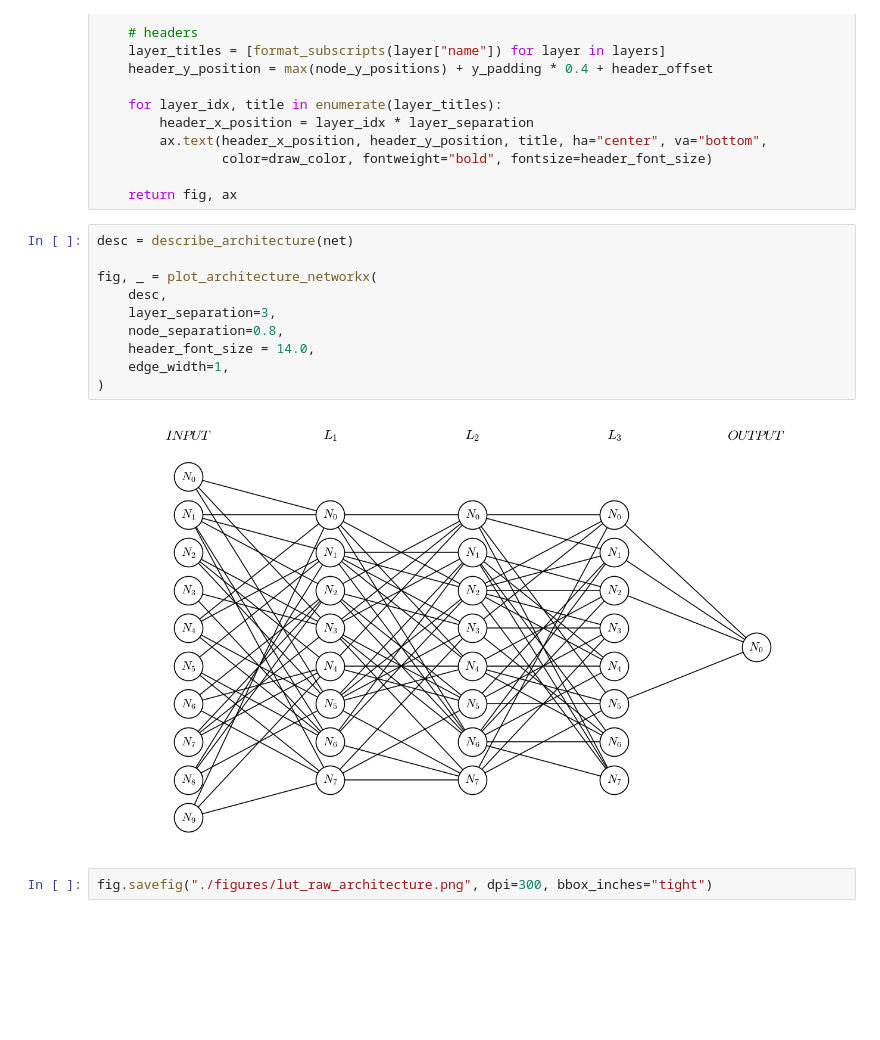
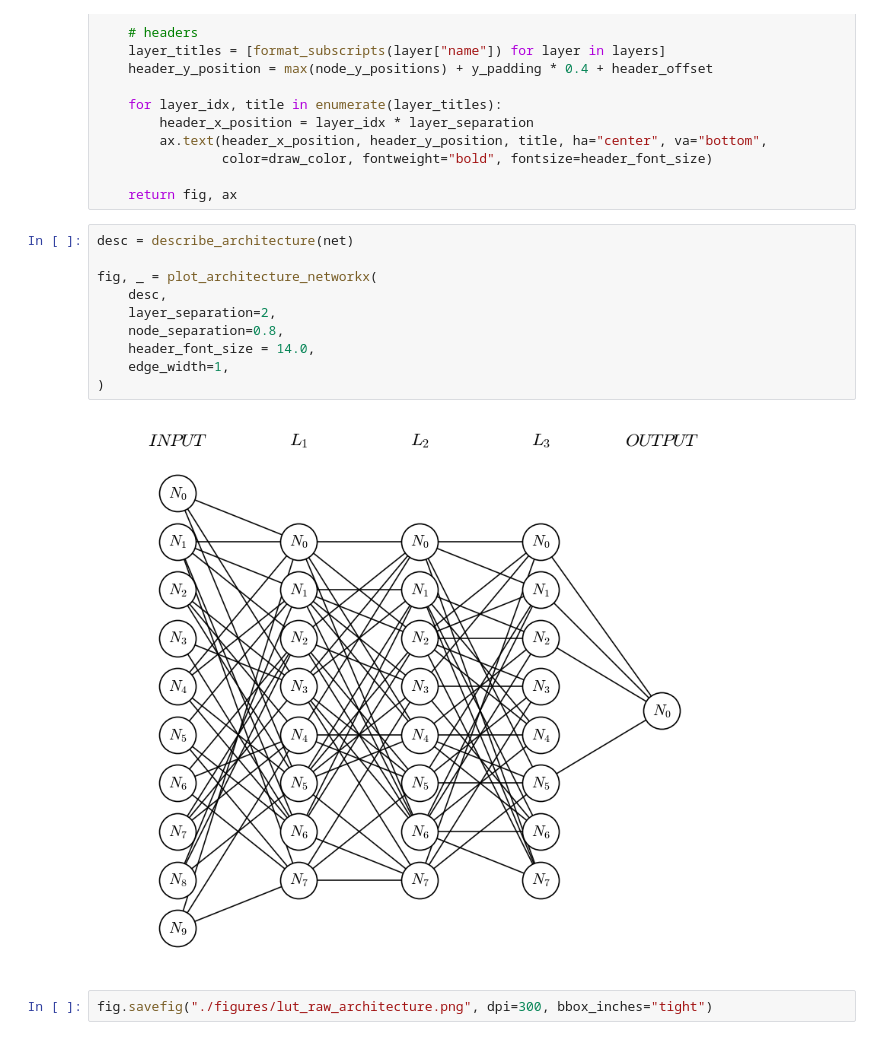
Before and after one commit to simontonner/rule-net, a Jupyter notebook: exp1_lut_visualization.ipynb, the cells around one changed output. Drawn from its saved outputs; the diff is of its cells as text; blank space fills up the shorter version.

```diff
--- a/exp1_lut_visualization.ipynb
+++ b/exp1_lut_visualization.ipynb
@@ -146,15 +146,15 @@ def plot_architecture_networkx(
 # %%
 desc = describe_architecture(net)
 
 fig, _ = plot_architecture_networkx(
     desc,
-    layer_separation=3,
+    layer_separation=2,
     node_separation=0.8,
     header_font_size = 14.0,
     edge_width=1,
 )
 # %% [output]
-[figure, old version]
+[figure, new version]
 # %%
 fig.savefig("./figures/lut_raw_architecture.png", dpi=300, bbox_inches="tight")
 # %%
```
Also changed, not shown: parts of 2 cells of this notebook, 14 other files.
